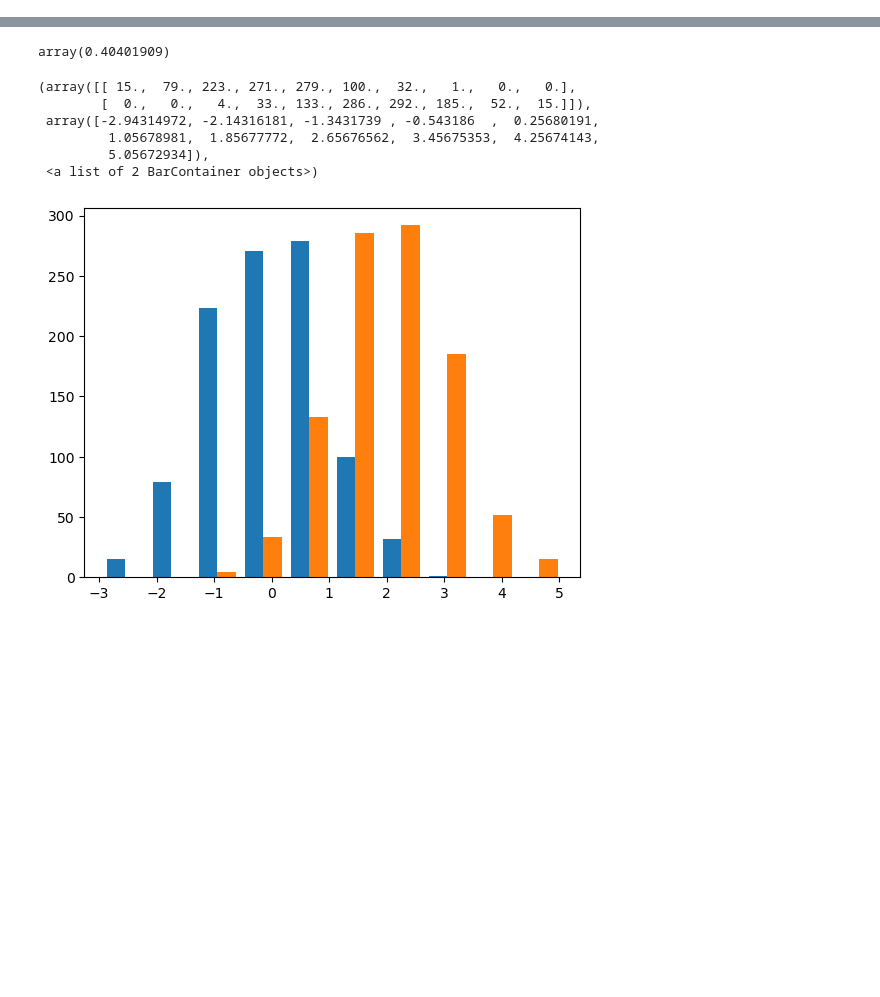
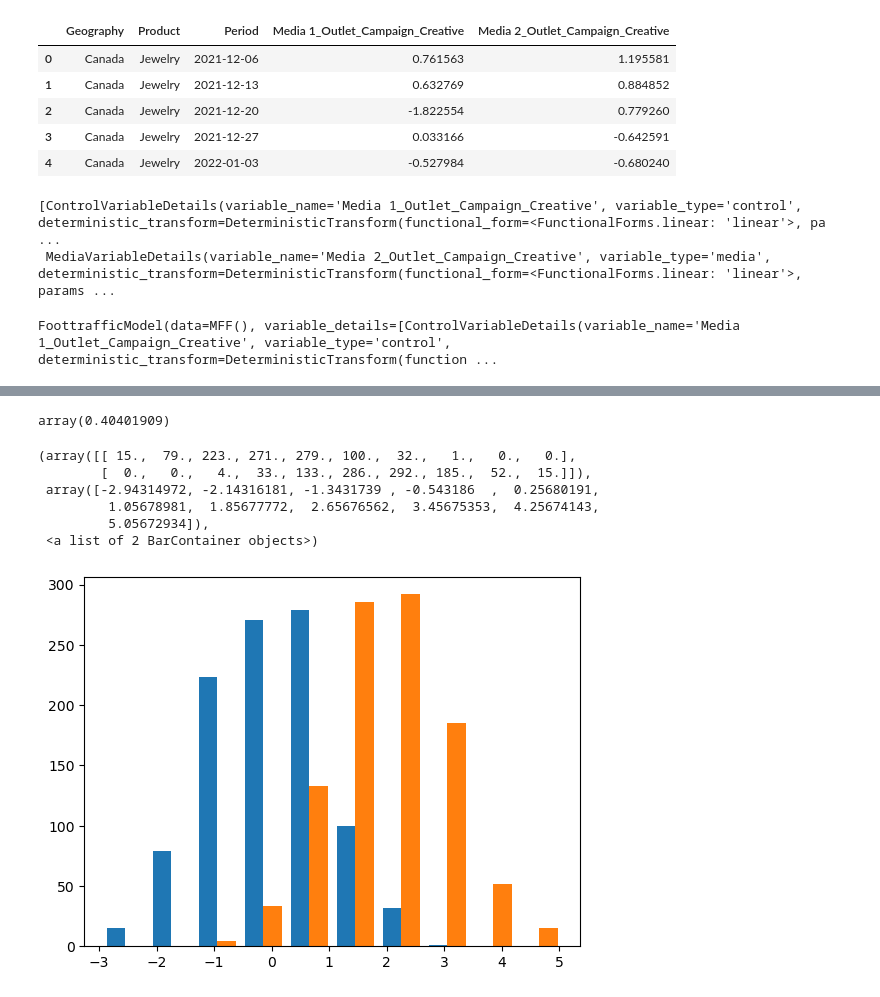
Before and after one commit to redam94/BayesInsight, a Jupyter notebook: FoottrafficModel.ipynb, the cells around one changed output, grey strips where cells are left out. Saved outputs shown, nothing was run; the diff lists cells and outputs as text; code cells hidden in the pictures; blank space fills up the shorter version.

Commit message:
Added model priors

```diff
--- a/FoottrafficModel.ipynb
+++ b/FoottrafficModel.ipynb
@@ -12,2 +27,10 @@ test_mff = MFF.from_bundle('dataset')
 # %%
 analytic_df = test_mff.analytic_dataframe()
+analytic_df.head()
+# %% [output]
+|  | Geography | Product | Period | Media 1_Outlet_Campaign_Creative | Media 2_Outlet_Campaign_Creative |
+| 0 | Canada | Jewelry | 2021-12-06 | 0.761563 | 1.195581 |
+| 1 | Canada | Jewelry | 2021-12-13 | 0.632769 | 0.884852 |
+| 2 | Canada | Jewelry | 2021-12-20 | -1.822554 | 0.779260 |
+| 3 | Canada | Jewelry | 2021-12-27 | 0.033166 | -0.642591 |
+| 4 | Canada | Jewelry | 2022-01-03 | -0.527984 | -0.680240 |
@@ -21,0 +37,19 @@ with pm.Model() as my_model:
+# %%
+varlist = [
+    ControlVariableDetails(variable_name="Media 1_Outlet_Campaign_Creative"),
+    MediaVariableDetails(variable_name="Media 2_Outlet_Campaign_Creative")
+]
+varlist
+# %% [output]
+[ControlVariableDetails(variable_name='Media 1_Outlet_Campaign_Creative', variable_type='control', deterministic_transform=DeterministicTransform(functional_form=<FunctionalForms.linear: 'linear'>, pa ...
+ MediaVariableDetails(variable_name='Media 2_Outlet_Campaign_Creative', variable_type='media', deterministic_transform=DeterministicTransform(functional_form=<FunctionalForms.linear: 'linear'>, params ...
+# %%
+FoottrafficModel(
+    data=test_mff,
+    variable_details=[
+        {'variable_name': 'Media 1_Outlet_Campaign_Creative', 'variable_type':'control'},
+        {"variable_name": "Media 2_Outlet_Campaign_Creative", 'variable_type': 'media'}
+    ]
+)
+# %% [output]
+FoottrafficModel(data=MFF(), variable_details=[ControlVariableDetails(variable_name='Media 1_Outlet_Campaign_Creative', variable_type='control', deterministic_transform=DeterministicTransform(function ...
```
Also changed, not shown: parts of 19 cells of this notebook, 12 other files.
